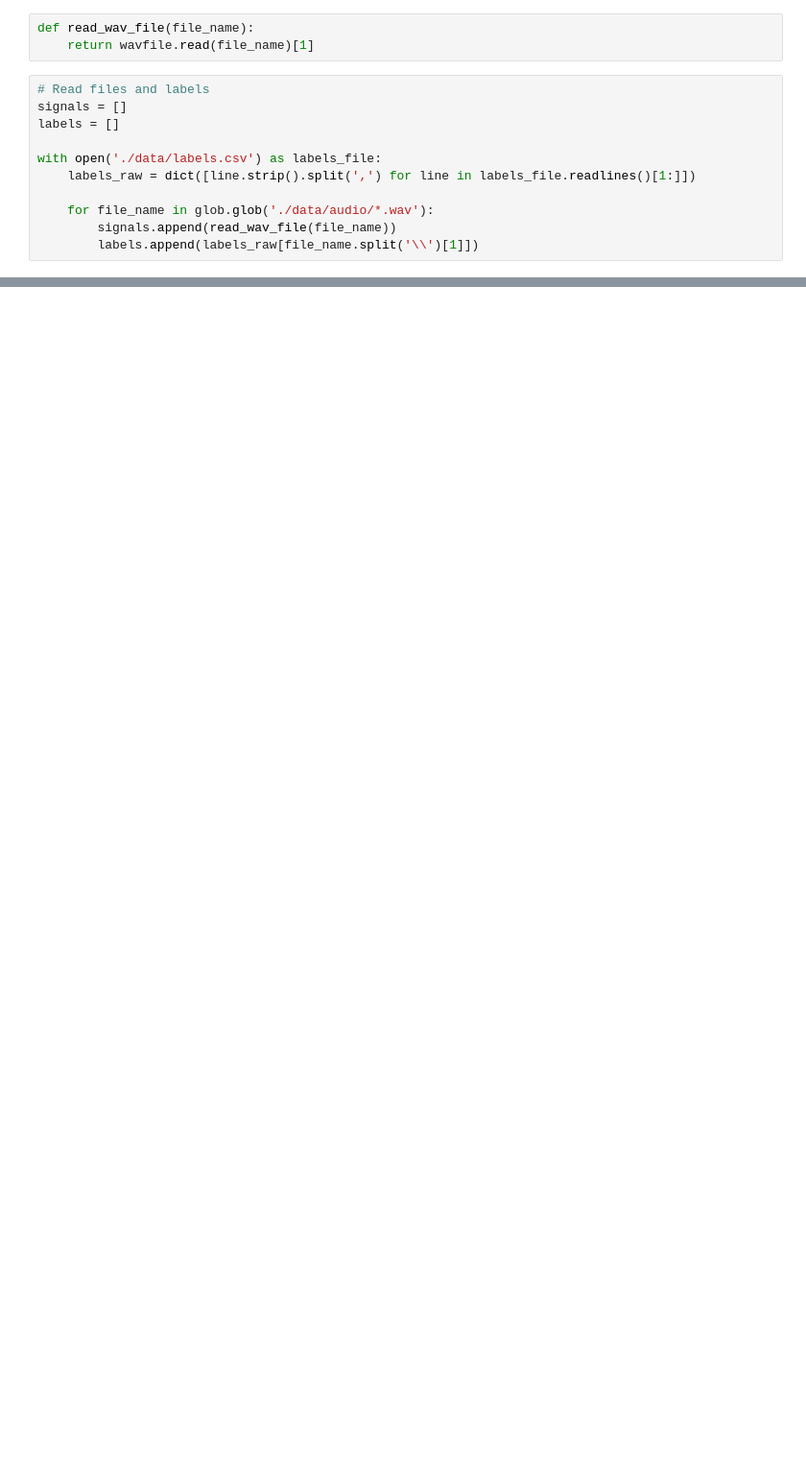
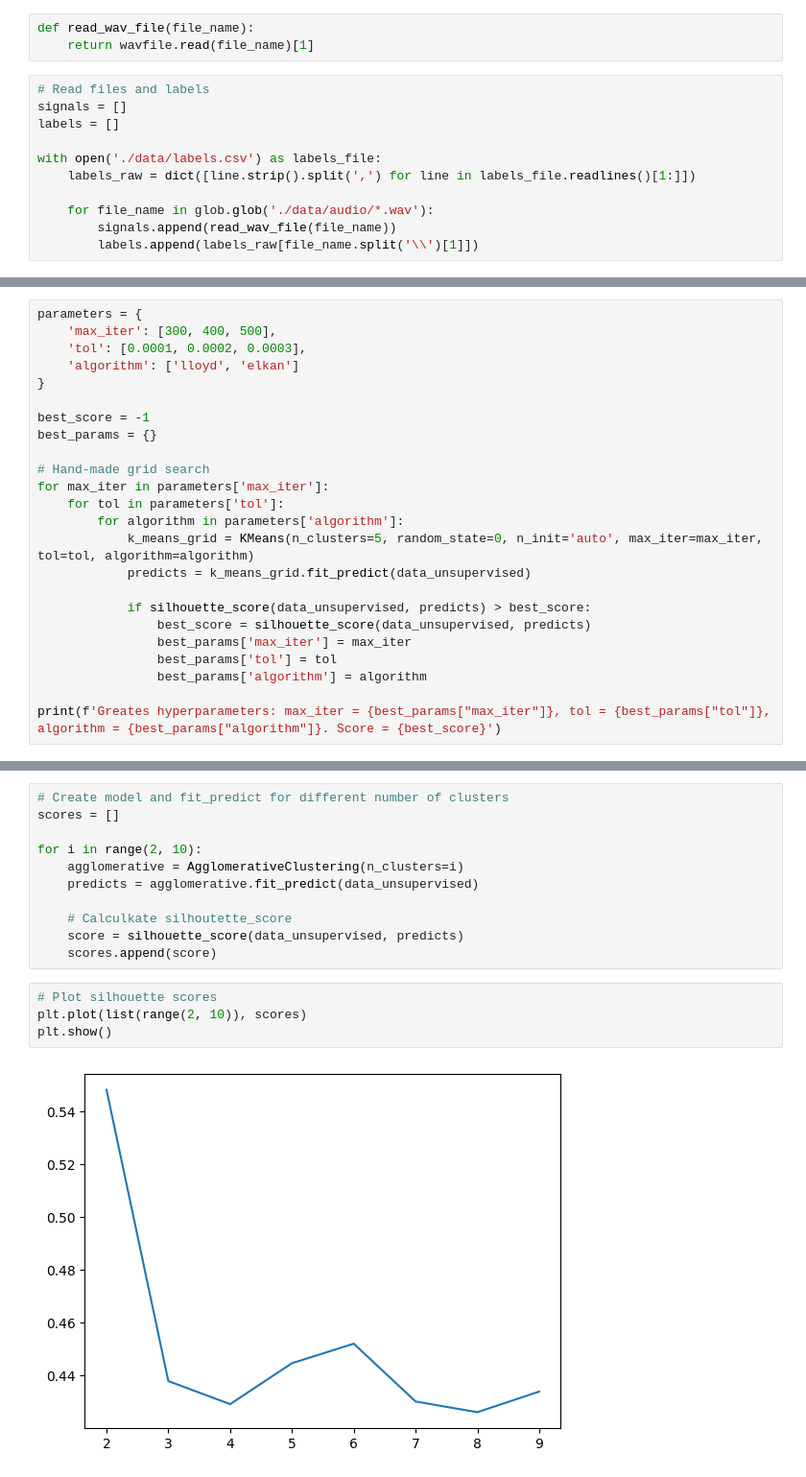
Before and after one commit to andreiec/practical-machine-learning2, a Jupyter notebook: main.ipynb, the cells around one changed output, grey strips where cells are left out. Shown at 96% size. Saved outputs shown, nothing was run; the diff lists cells and outputs as text; blank space fills up the shorter version.

```diff
--- a/main.ipynb
+++ b/main.ipynb
@@ -33,0 +176,24 @@ X_train, X_test, y_train, y_test = train_test_split(data, labels, test_size=0.2,
+# %%
+parameters = {
+    'max_iter': [300, 400, 500],
+    'tol': [0.0001, 0.0002, 0.0003],
+    'algorithm': ['lloyd', 'elkan']
+}
+
+best_score = -1
+best_params = {}
+
+# Hand-made grid search
+for max_iter in parameters['max_iter']:
+    for tol in parameters['tol']:
+        for algorithm in parameters['algorithm']:
+            k_means_grid = KMeans(n_clusters=5, random_state=0, n_init='auto', max_iter=max_iter, tol=tol, algorithm=algorithm)
+            predicts = k_means_grid.fit_predict(data_unsupervised)
+
+            if silhouette_score(data_unsupervised, predicts) > best_score:
+                best_score = silhouette_score(data_unsupervised, predicts)
+                best_params['max_iter'] = max_iter
+                best_params['tol'] = tol
+                best_params['algorithm'] = algorithm
+
+print(f'Greates hyperparameters: max_iter = {best_params["max_iter"]}, tol = {best_params["tol"]}, algorithm = {best_params["algorithm"]}. Score = {best_score}')
@@ -33,0 +204,17 @@ X_train, X_test, y_train, y_test = train_test_split(data, labels, test_size=0.2,
+# %%
+# Create model and fit_predict for different number of clusters
+scores = []
+
+for i in range(2, 10):
+    agglomerative = AgglomerativeClustering(n_clusters=i)
+    predicts = agglomerative.fit_predict(data_unsupervised)
+
+    # Calculkate silhoutette_score
+    score = silhouette_score(data_unsupervised, predicts)
+    scores.append(score)
+# %%
+# Plot silhouette scores
+plt.plot(list(range(2, 10)), scores)
+plt.show()
+# %% [output]
+[figure, added]
```
Also changed, not shown: parts of 20 cells of this notebook.
